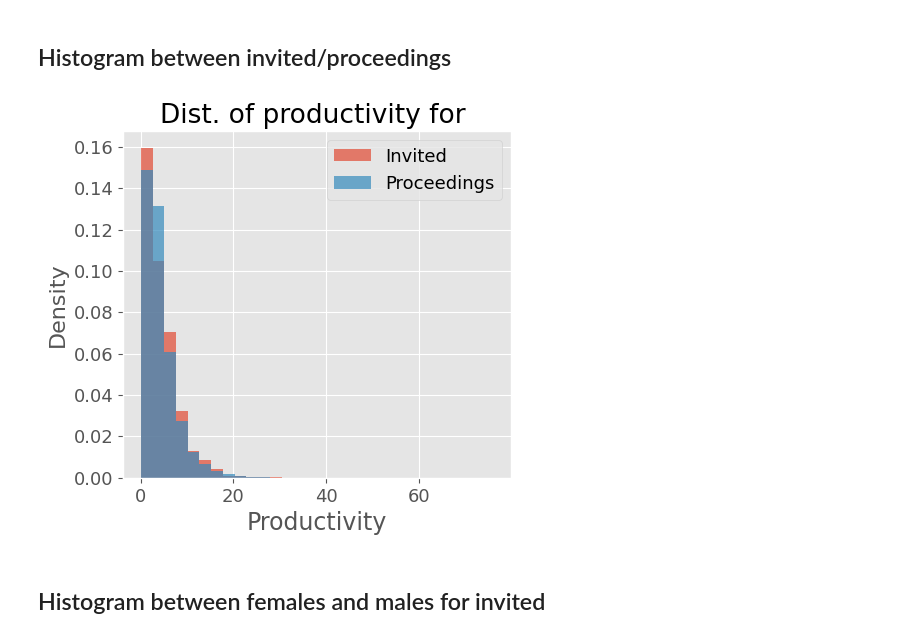
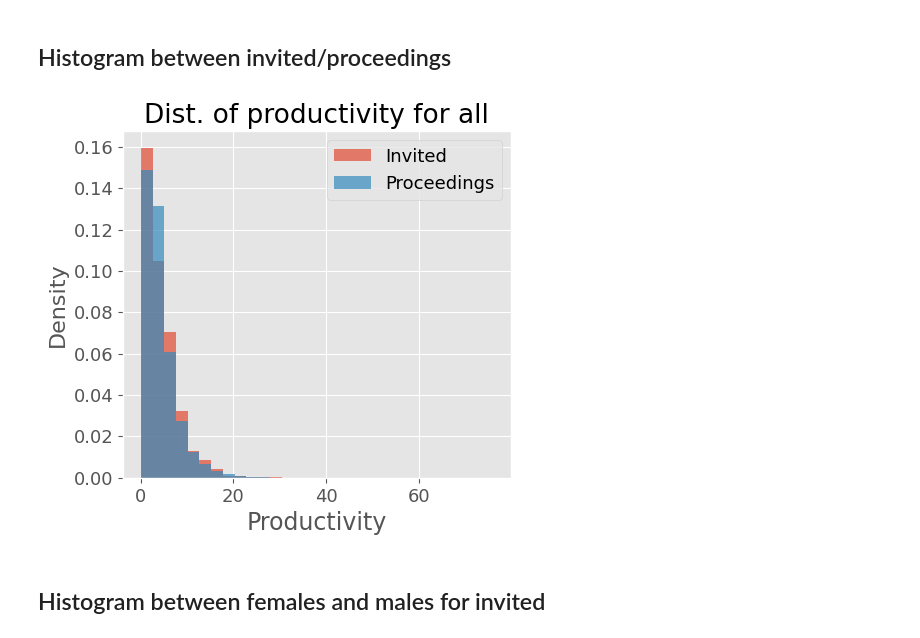
Before and after one commit to mariespedersen/Thesis_github, a Jupyter notebook: Histograms_Productivity.ipynb, the cells around one changed output. Cells and saved outputs as stored; diff of their text form; code cells hidden in the pictures.

```diff
--- a/Histograms_Productivity.ipynb
+++ b/Histograms_Productivity.ipynb
@@ -3,8 +3,8 @@
 # %%
 %run setup.py
 # %%
-df_Invited = pd.read_csv(os.path.join(filepath,'factInvited.csv'))
-df_Proceedings = pd.read_csv(os.path.join(filepath,'factProceedings.csv'))
+df_Invited = pd.read_csv('Data/factInvited.csv')
+df_Proceedings = pd.read_csv('Data/factProceedings.csv')
 
 df_Invited.head()
 # %% [output]
@@ -42,9 +42,9 @@ prod_inv = df_Invited['Productivity'].values
 prod_inv = prod_inv[prod_inv != 0]
 prod_pro = prod_pro[prod_pro != 0]
 # %%
-single_plot_hist(prod_inv,'Invited',prod_pro,'Proceedings',30,"",'Hist_prod_inv_pro.pdf')
+single_plot_hist(prod_inv,'Invited',prod_pro,'Proceedings',30,"all",'Hist_prod_inv_pro.pdf')
 # %% [output]
-[figure, old version]
+[figure, new version]
 # %% [markdown]
 ## Histogram between females and males for invited
 # %%
```
